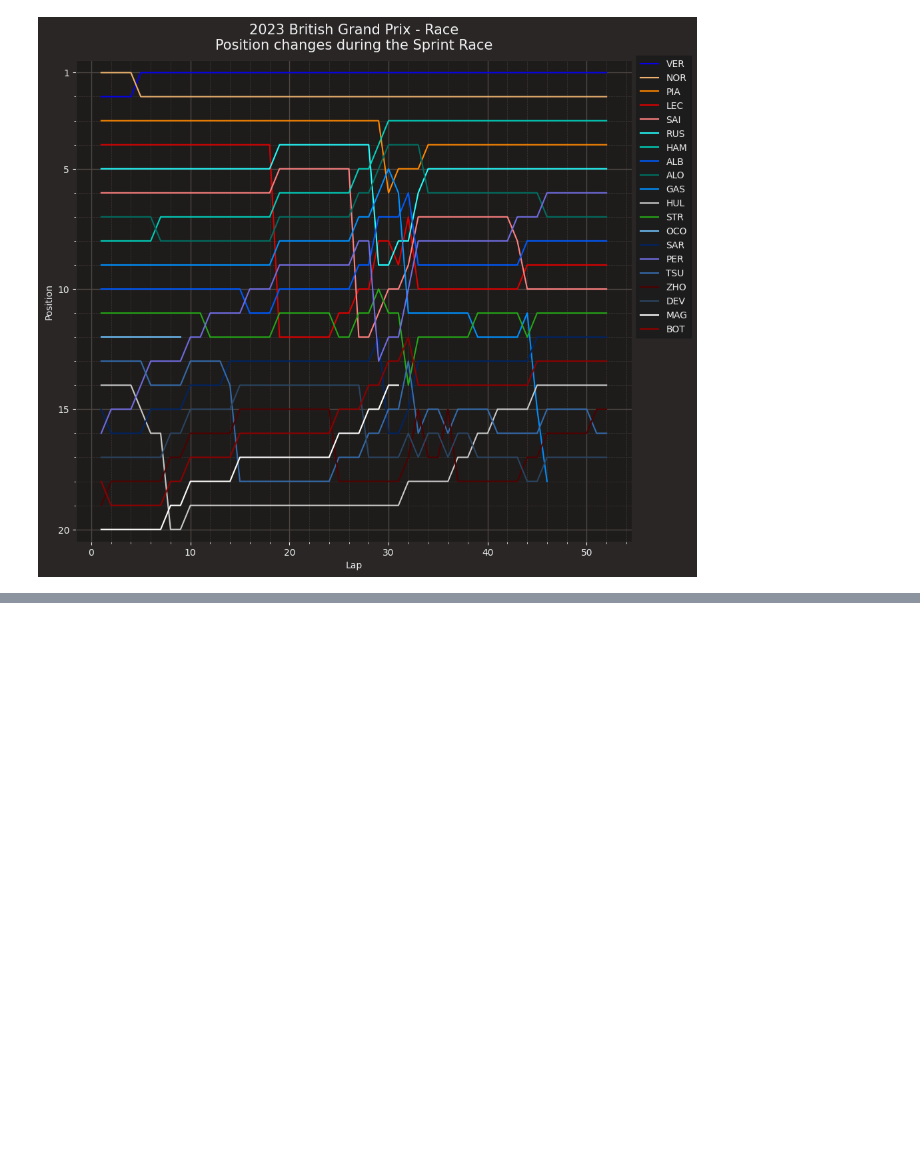
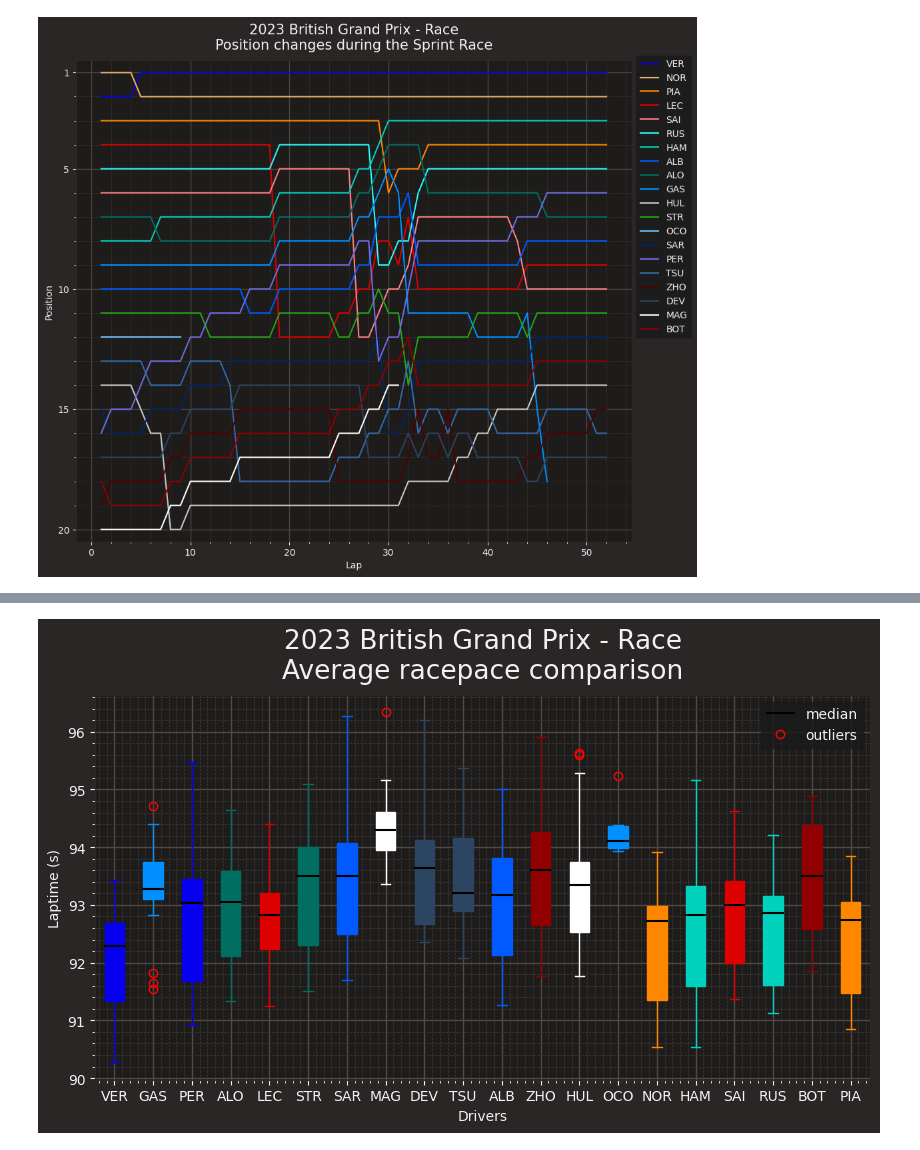
Before and after one commit to Rick8998/GreatBritain2023F1, a Jupyter notebook: SessionAnalysis/race.ipynb, the cells around one changed output, grey strips where cells are left out. Cells and saved outputs as stored; diff of their text form; code cells hidden in the pictures; blank space fills up the shorter version.

Commit message:
boxplot tempi sul giro

```diff
--- a/SessionAnalysis/race.ipynb
+++ b/SessionAnalysis/race.ipynb
@@ -291,0 +312,94 @@ plt.show()
+# %%
+laps['LapTimeSeconds'] = laps['LapTime'].dt.total_seconds()
+laps = laps.loc[(laps['PitOutTime'].isnull() & laps['PitInTime'].isnull())]
+
+# Also, we remove outliers since those don't represent the racepace,
+# using the Inter-Quartile Range (IQR) proximity rule
+q75, q25 = laps['LapTimeSeconds'].quantile(0.75), laps['LapTimeSeconds'].quantile(0.25)
+
+intr_qr = q75 - q25
+
+laptime_max = q75 + (1.5 * intr_qr) # IQR proximity rule: Max = q75 + 1,5 * IQR
+laptime_min = q25 - (1.5 * intr_qr) # IQR proximity rule: Min = q25 + 1,5 * IQR
+
+laps.loc[laps['LapTimeSeconds'] < laptime_min, 'LapTimeSeconds'] = np.nan
+laps.loc[laps['LapTimeSeconds'] > laptime_max, 'LapTimeSeconds'] = np.nan
+
+drivers_to_visualize = pd.unique(race.laps['Driver'])
+# %%
+ff1.plotting.setup_mpl()
+
+# Make plot a bit bigger
+plt.rcParams['figure.figsize'] = [10, 5]
+
+# Create 2 subplots (1 for the boxplot, 1 for the lap-by-lap comparison)
+fig, ax = plt.subplots(1)
+
+
+##############################
+#
+# Boxplot for average racepace
+#
+##############################
+laptimes = [laps.pick_driver(x)['LapTimeSeconds'].dropna() for x in drivers_to_visualize]
+color="#339E66FF"
+boxplot = ax.boxplot(laptimes, labels=drivers_to_visualize, patch_artist=True,
+              medianprops=dict(linewidth=1.5, color="black", label="median"), boxprops=dict(facecolor=color, color=color), capprops=dict(color="#95DBE5FF"),
+              whiskerprops=dict(color=color), flierprops=dict(color=color, markeredgecolor="#078282FF", label="outliers"))
+
+colors = [ff1.plotting.team_color('RedBull'),ff1.plotting.team_color('Alpine'),
+               ff1.plotting.team_color('RedBull'), ff1.plotting.team_color('Aston Martin'),
+               ff1.plotting.team_color('Ferrari'), ff1.plotting.team_color('Aston Martin'),
+               ff1.plotting.team_color('Williams'), ff1.plotting.team_color('Haas'),
+               ff1.plotting.team_color('Alpha Tauri'), ff1.plotting.team_color('Alpha Tauri'),
+               ff1.plotting.team_color('Williams'), ff1.plotting.team_color('Alfa Romeo'),
+               ff1.plotting.team_color('Haas'), ff1.plotting.team_color('Alpine'),
+               ff1.plotting.team_color('McLaren'), ff1.plotting.team_color('Mercedes'),
+               ff1.plotting.team_color('Ferrari'), ff1.plotting.team_color('Mercedes'),
+               ff1.plotting.team_color('Alfa Romeo'), ff1.plotting.team_color('McLaren')]
+
+
+colors2 = [
+  ff1.plotting.team_color('RedBull'), ff1.plotting.team_color('RedBull'),
+  ff1.plotting.team_color('Alpine'), ff1.plotting.team_color('Alpine'),
+  ff1.plotting.team_color('RedBull'), ff1.plotting.team_color('RedBull'),
+  ff1.plotting.team_color('Aston Martin'), ff1.plotting.team_color('Aston Martin'),
+  ff1.plotting.team_color('Ferrari'), ff1.plotting.team_color('Ferrari'),
+  ff1.plotting.team_color('Aston Martin'), ff1.plotting.team_color('Aston Martin'),
+  ff1.plotting.team_color('Williams'), ff1.plotting.team_color('Williams'),
+  ff1.plotting.team_color('Haas'), ff1.plotting.team_color('Haas'),
+  ff1.plotting.team_color('Alpha Tauri'), ff1.plotting.team_color('Alpha Tauri'),
+  ff1.plotting.team_color('Alpha Tauri'), ff1.plotting.team_color('Alpha Tauri'),
+  ff1.plotting.team_color('Williams'), ff1.plotting.team_color('Williams'),
+  ff1.plotting.team_color('Alfa Romeo'), ff1.plotting.team_color('Alfa Romeo'),
+  ff1.plotting.team_color('Haas'), ff1.plotting.team_color('Haas'),
+  ff1.plotting.team_color('Alpine'), ff1.plotting.team_color('Alpine'),
+  ff1.plotting.team_color('McLaren'), ff1.plotting.team_color('McLaren'),
+  ff1.plotting.team_color('Mercedes'), ff1.plotting.team_color('Mercedes'),
+  ff1.plotting.team_color('Ferrari'), ff1.plotting.team_color('Ferrari'),
+  ff1.plotting.team_color('Mercedes'), ff1.plotting.team_color('Mercedes'),
+  ff1.plotting.team_color('Alfa Romeo'), ff1.plotting.team_color('Alfa Romeo'),
+  ff1.plotting.team_color('McLaren'), ff1.plotting.team_color('McLaren')
+]
+
+
+for patch, color in zip(boxplot['boxes'], colors):
+    patch.set_facecolor(color)
+    patch.set_color(color)
+
+for patch, color in zip(boxplot['whiskers'], colors2):
+    patch.set_color(color)
+
+for patch, color in zip(boxplot['caps'], colors2):
+    patch.set_color(color)
+
+for patch in (boxplot['fliers']):
+    patch.set_markeredgecolor("red")
+
+ax.set_title(f"{race.event.year} {race.event.EventName} - {race.name}\nAverage racepace comparison")
+ax.set(ylabel = 'Laptime (s)')
+ax.set(xlabel = 'Drivers')
+handles, labels = plt.gca().get_legend_handles_labels()
+by_label = OrderedDict(zip(labels, handles))
+plt.legend(by_label.values(), by_label.keys())
+# %% [output]
@@ -291,0 +407 @@ plt.show()
+[figure, added]
```
Also changed, not shown: parts of 2 cells of this notebook.
